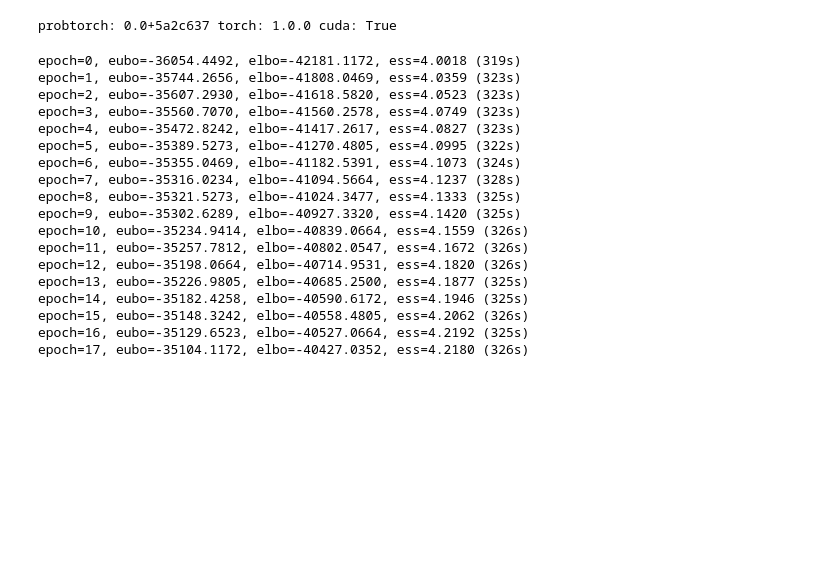
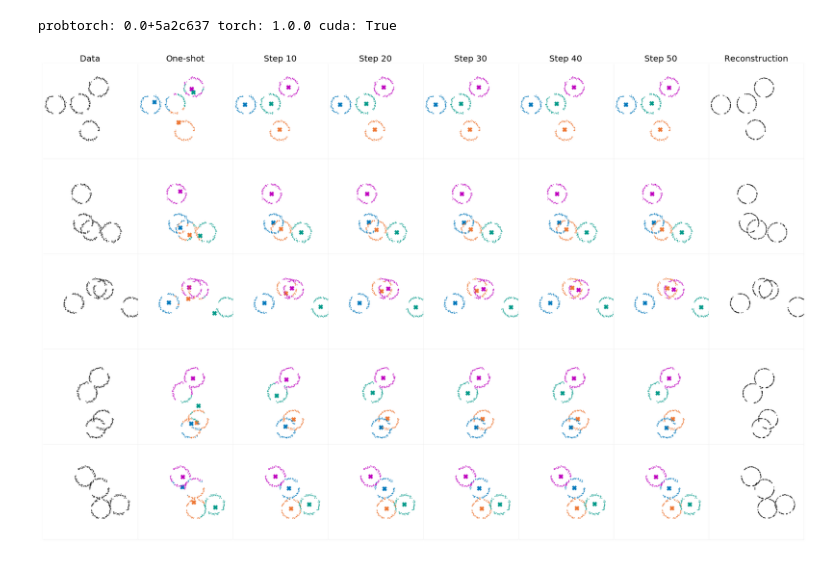
Before and after one commit to hao-w/apgs, a Jupyter notebook: Rings/experiments/ring-pcg-dec-partial-Copy1.ipynb, the cells around one changed output. Saved outputs shown, nothing was run; the diff lists cells and outputs as text; code cells hidden in the pictures; blank space fills up the shorter version.

Commit message:
uploaded trained model for Rings dataset

```diff
--- a/Rings/experiments/ring-pcg-dec-partial-Copy1.ipynb
+++ b/Rings/experiments/ring-pcg-dec-partial-Copy1.ipynb
@@ -27,10 +27,10 @@ LEARNING_RATE = 1e-4
 CUDA = torch.cuda.is_available()
 DEVICE = 0
 
-RECON_SIGMA = torch.ones(1) * 0.3
+RECON_SIGMA = torch.ones(1) * 0.1
 RADI = torch.ones(1) * 2.0
 lg2pi = torch.log(torch.ones(1) * 2 * math.pi)
-PATH = 'ag-4rings-p3'
+PATH = 'ag-4rings-p3-2run'
 # %%
 from global_oneshot_mu import *
 from local_oneshot_state import *
@@ -61,43 +61,26 @@ enc_mu.load_state_dict(torch.load('../results/enc-mu-' + PATH))
 dec_x.load_state_dict(torch.load('../results/dec-x-' + PATH))
 # %%
 train(models, optimizer, OB, NUM_EPOCHS, MCMC_SIZE, SAMPLE_SIZE, BATCH_SIZE, K, CUDA, DEVICE, PATH)
-# %% [output]
-epoch=0, eubo=-36054.4492, elbo=-42181.1172, ess=4.0018 (319s)
-epoch=1, eubo=-35744.2656, elbo=-41808.0469, ess=4.0359 (323s)
-epoch=2, eubo=-35607.2930, elbo=-41618.5820, ess=4.0523 (323s)
-epoch=3, eubo=-35560.7070, elbo=-41560.2578, ess=4.0749 (323s)
-epoch=4, eubo=-35472.8242, elbo=-41417.2617, ess=4.0827 (323s)
-epoch=5, eubo=-35389.5273, elbo=-41270.4805, ess=4.0995 (322s)
-epoch=6, eubo=-35355.0469, elbo=-41182.5391, ess=4.1073 (324s)
-epoch=7, eubo=-35316.0234, elbo=-41094.5664, ess=4.1237 (328s)
-epoch=8, eubo=-35321.5273, elbo=-41024.3477, ess=4.1333 (325s)
-epoch=9, eubo=-35302.6289, elbo=-40927.3320, ess=4.1420 (325s)
-epoch=10, eubo=-35234.9414, elbo=-40839.0664, ess=4.1559 (326s)
-epoch=11, eubo=-35257.7812, elbo=-40802.0547, ess=4.1672 (326s)
-epoch=12, eubo=-35198.0664, elbo=-40714.9531, ess=4.1820 (326s)
-epoch=13, eubo=-35226.9805, elbo=-40685.2500, ess=4.1877 (325s)
-epoch=14, eubo=-35182.4258, elbo=-40590.6172, ess=4.1946 (325s)
-epoch=15, eubo=-35148.3242, elbo=-40558.4805, ess=4.2062 (326s)
-epoch=16, eubo=-35129.6523, elbo=-40527.0664, ess=4.2192 (325s)
-epoch=17, eubo=-35104.1172, elbo=-40427.0352, ess=4.2180 (326s)
 # %%
 BATCH_SIZE = 5
-MCMC_STEPS = 20 ## 12 is maximum mcmc steps
-VIS_INTERVAL = 4
+MCMC_STEPS = 50 ## 12 is maximum mcmc steps
+VIS_INTERVAL = 10
 FS = 25
 TITLE_FS = 20
 OB_MS = 1.0
 MU_MARKER = 'X'
 MU_MS = 100
 OPACITY = 0.8
 BOUND = 10
 COLORS = ['#EE7733', 'm', '#0077BB', '#009988']
 ##
 DATA_PTR = 5
 
 plot_obj = Plot_MC(BATCH_SIZE, MCMC_STEPS, VIS_INTERVAL, FS, TITLE_FS, OB_MS, MU_MARKER, MU_MS, OPACITY, BOUND, COLORS, CUDA, DEVICE)
 plot_obj.plot_results(models, OB, K, DATA_PTR)
-plt.savefig('samples.png')
+# plt.savefig('samples.png')
+# %% [output]
+[figure, added]
 # %%
 torch.save(enc_angle.state_dict(), '../results/enc-angle-' + PATH)
 torch.save(oneshot_mu.state_dict(), '../results/oneshot-mu-' + PATH)
```
Also changed, not shown: 35 other files.
